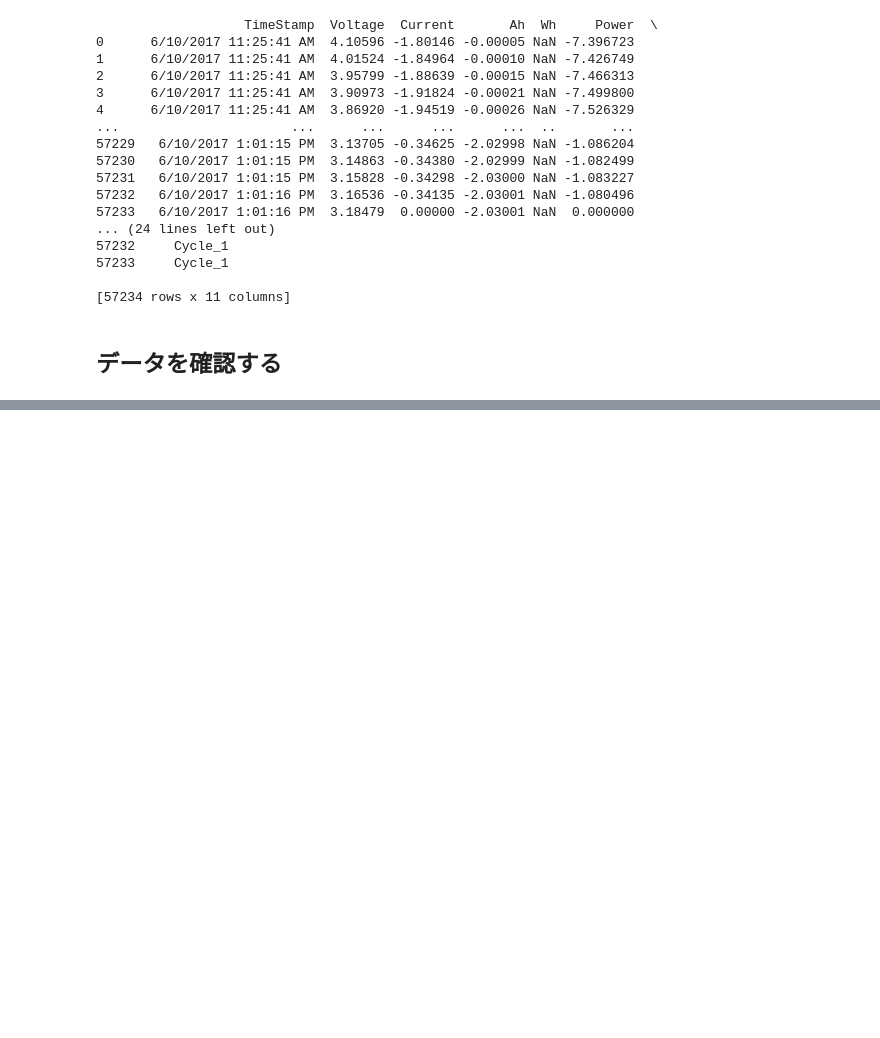
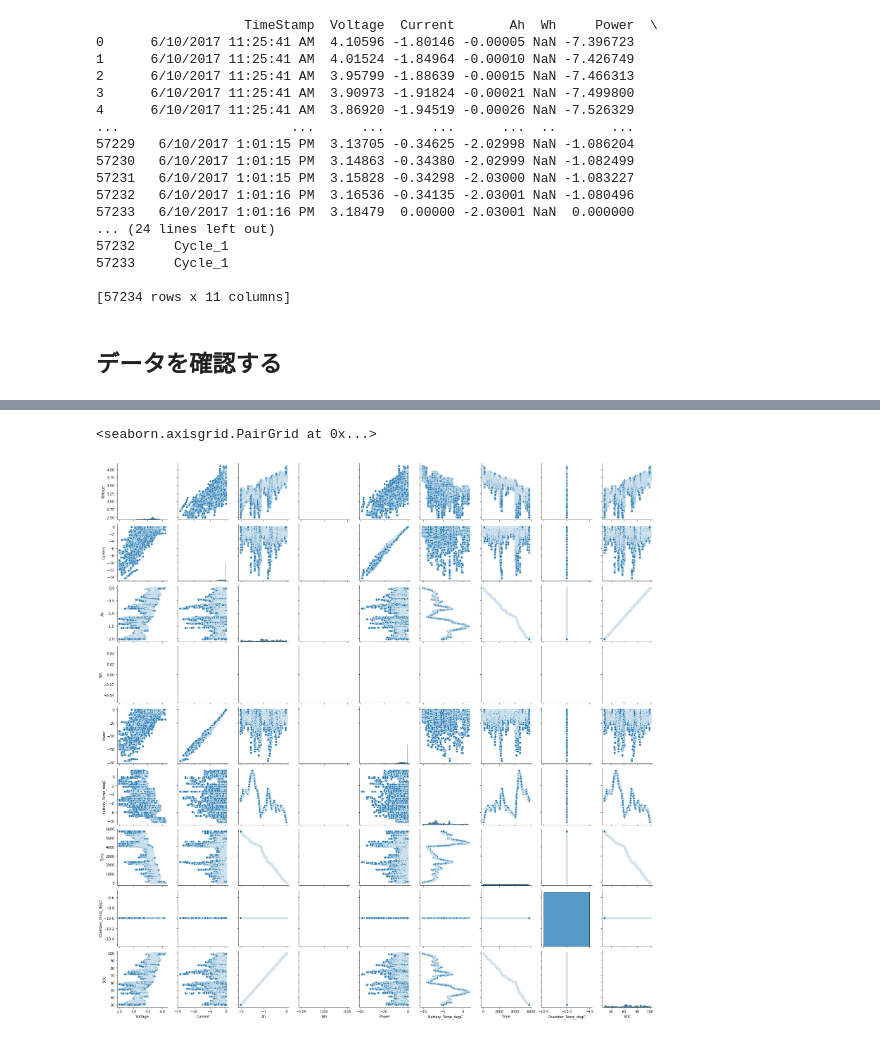
Before and after one commit to takatoshiinaoka/google_colaboratory, a Jupyter notebook: ゼロから始める機械学習1.ipynb, the cells around one changed output, grey strips where cells are left out. Drawn from its saved outputs; the diff is of its cells as text; code cells hidden in the pictures; blank space fills up the shorter version.

```diff
--- a/ゼロから始める機械学習1.ipynb
+++ b/ゼロから始める機械学習1.ipynb
@@ -66,0 +73,5 @@ df.head()
+# %%
+sns.pairplot(df)
+# %% [output]
+<seaborn.axisgrid.PairGrid at 0x...>
+[figure, added]
```
Also changed, not shown: parts of 15 cells of this notebook.
